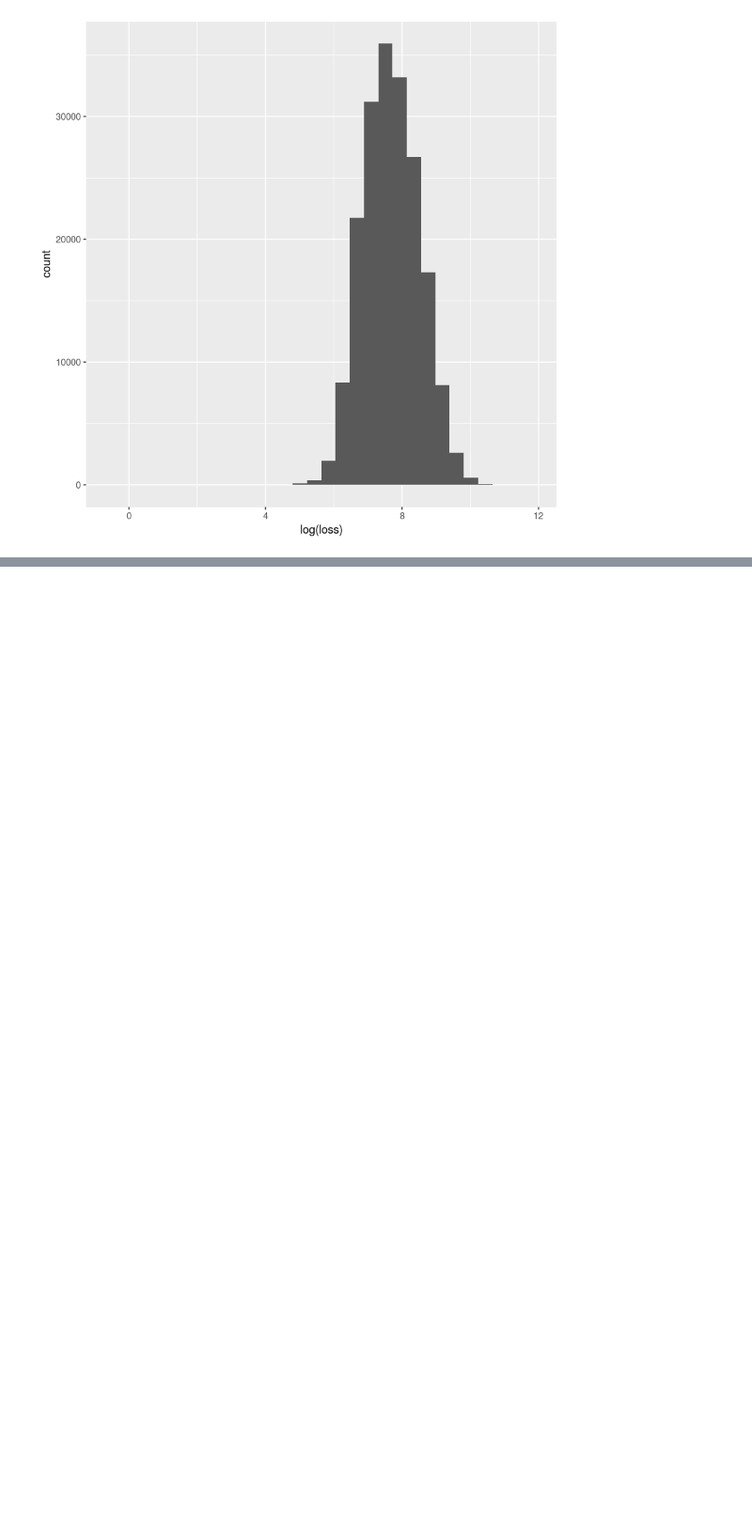
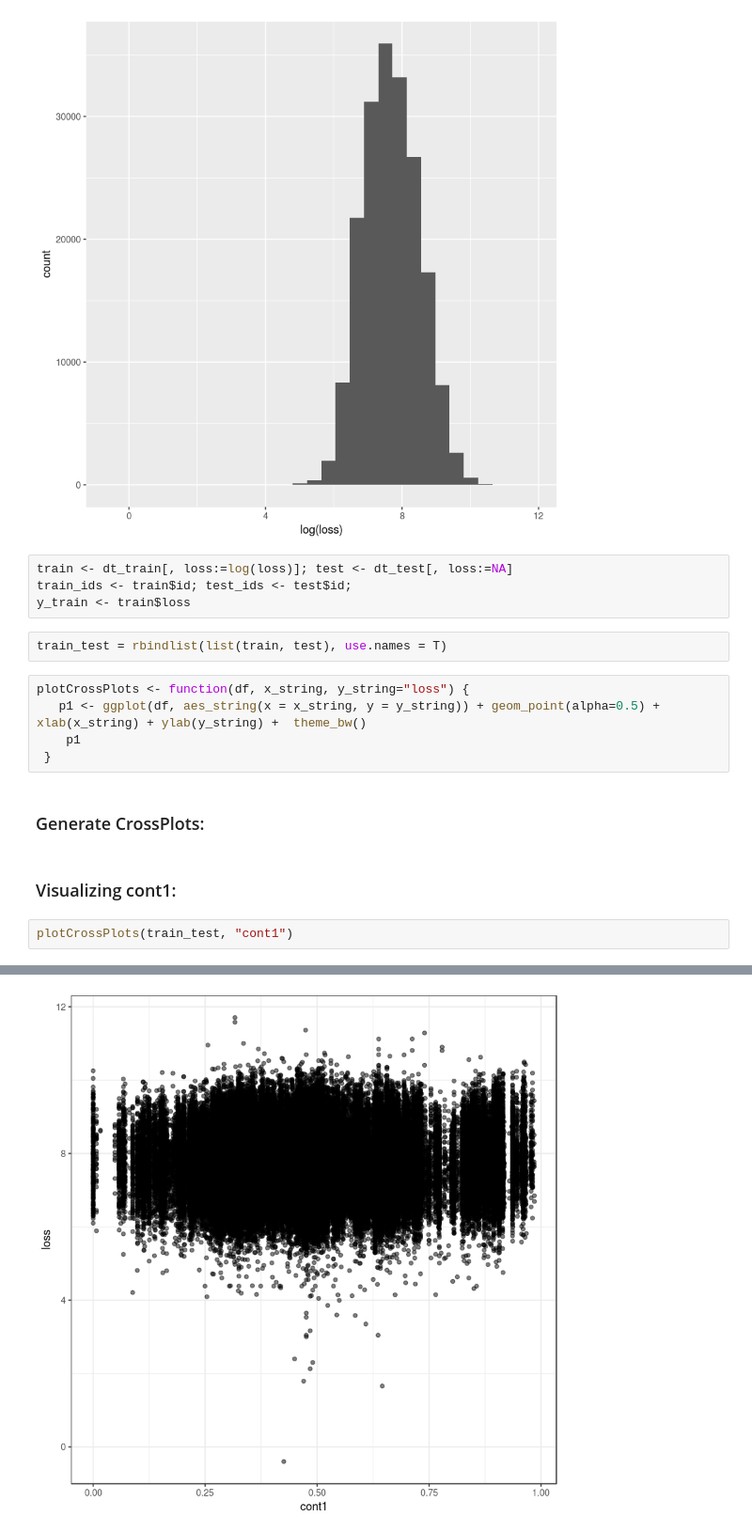
Before and after one commit to rahulremanan/HIMA, a Jupyter notebook: examples/Notebooks/06_Kaggle_Allstate_Claims_Severity/notebooks/01_Allstate_claims_severity_Exploratory_Data_Analysis.ipynb, the cells around one changed output, grey strips where cells are left out. Shown at 94% size. Drawn from its saved outputs; the diff is of its cells as text; blank space fills up the shorter version.

```diff
--- a/examples/Notebooks/06_Kaggle_Allstate_Claims_Severity/notebooks/01_Allstate_claims_severity_Exploratory_Data_Analysis.ipynb
+++ b/examples/Notebooks/06_Kaggle_Allstate_Claims_Severity/notebooks/01_Allstate_claims_severity_Exploratory_Data_Analysis.ipynb
@@ -178,3 +195,21 @@ ggplot(dt_train) + geom_histogram(mapping=aes(x=log(loss)))
 # %% [output]
 `stat_bin()` using `bins = 30`. Pick better value with `binwidth`.
 [figure]
+# %%
+train <- dt_train[, loss:=log(loss)]; test <- dt_test[, loss:=NA]
+train_ids <- train$id; test_ids <- test$id;
+y_train <- train$loss
+# %%
+train_test = rbindlist(list(train, test), use.names = T)
+# %%
+plotCrossPlots <- function(df, x_string, y_string="loss") {
+   p1 <- ggplot(df, aes_string(x = x_string, y = y_string)) + geom_point(alpha=0.5) + xlab(x_string) + ylab(y_string) +  theme_bw()
+    p1
+ }
+# %% [markdown]
+### Generate CrossPlots:
+# %% [markdown]
+### Visualizing cont1:
+# %%
+plotCrossPlots(train_test, "cont1")
+# %% [output]
@@ -180,0 +218 @@ ggplot(dt_train) + geom_histogram(mapping=aes(x=log(loss)))
+[figure, added]
```
Also changed, not shown: parts of 17 cells of this notebook.
